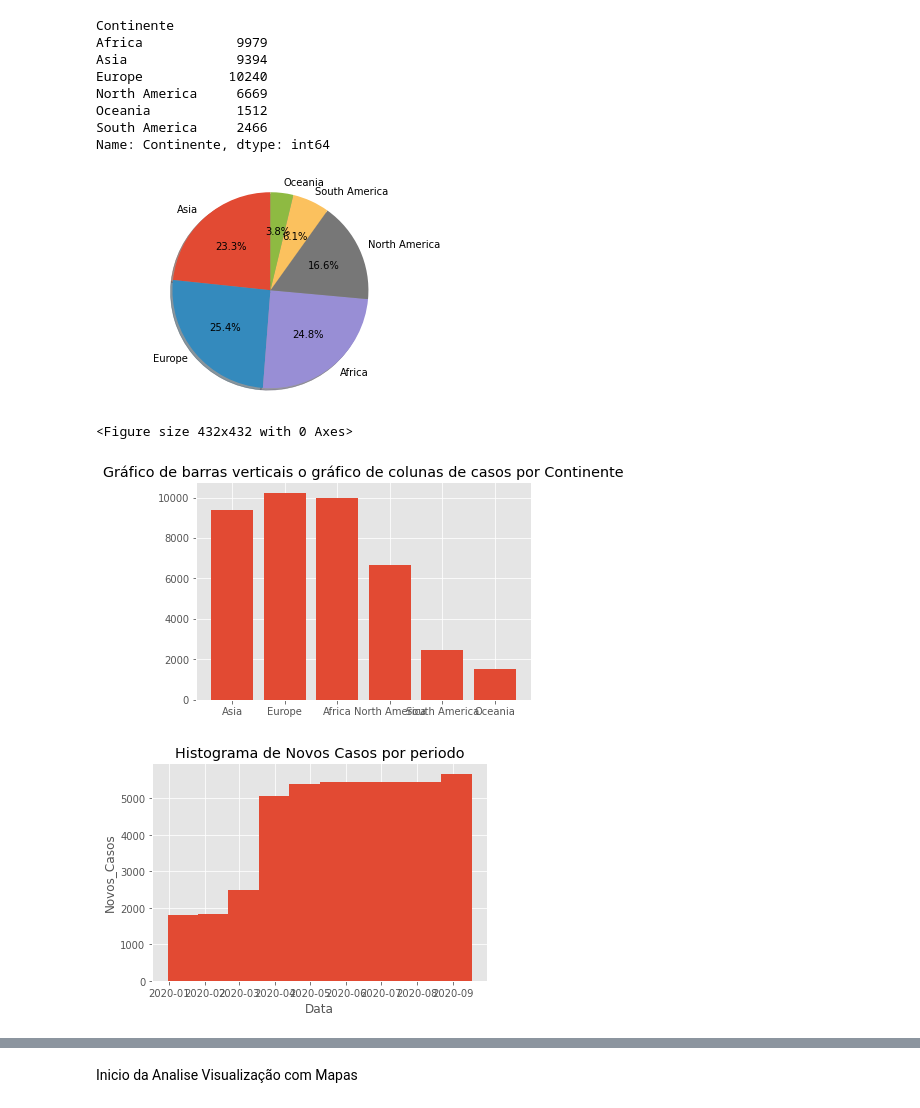
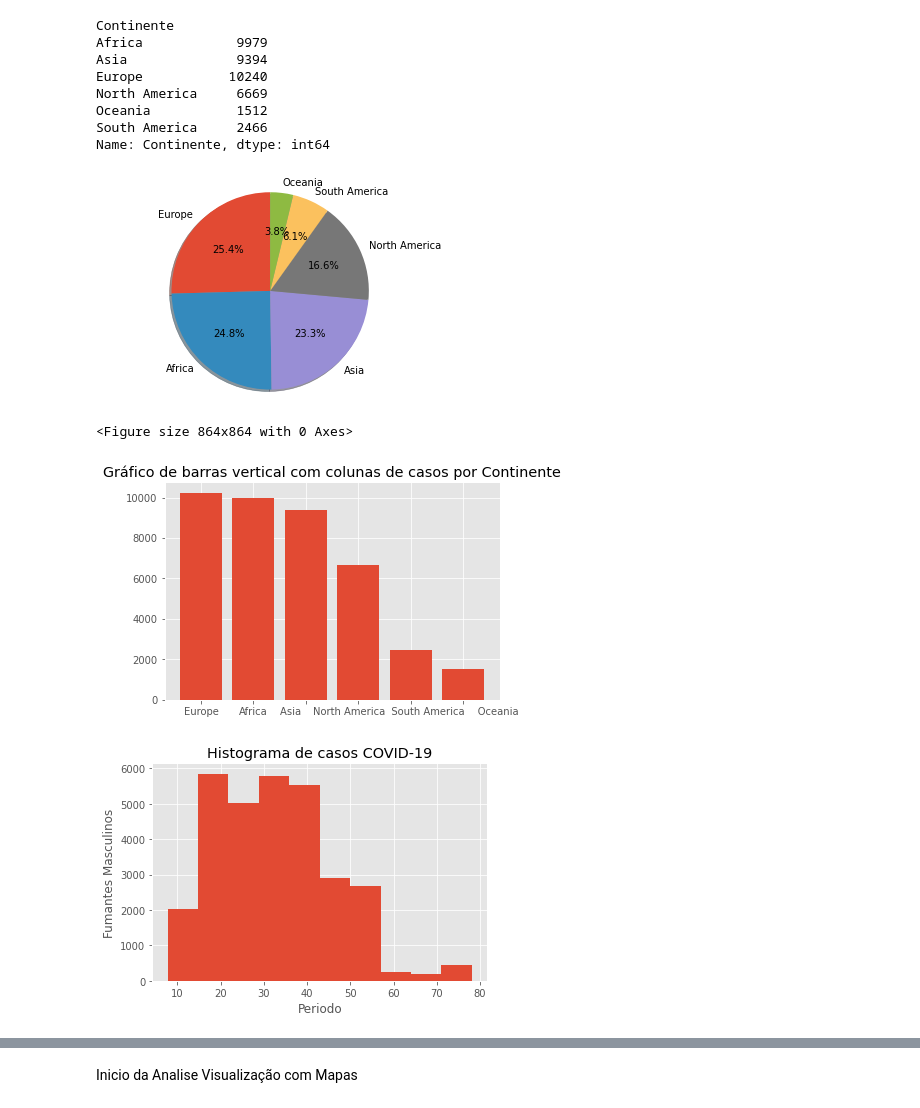
Before and after one commit to CarolBragaRJ/R4_SENACRJ_PROJETO_BIGDATA_NA_THREAD_DO_COVID_19, a Jupyter notebook: R4_AnaliseExploratoria_Covid_e_Mundo.ipynb, the cells around one changed output, grey strips where cells are left out. Cells and saved outputs as stored; diff of their text form; code cells hidden in the pictures.

```diff
--- a/R4_AnaliseExploratoria_Covid_e_Mundo.ipynb
+++ b/R4_AnaliseExploratoria_Covid_e_Mundo.ipynb
@@ -412,35 +431,35 @@ Name: Continente, dtype: int64
 #Utilizando a biblioteca matplotlib.pyplot as plt
 
 # Analise por Continente:
-labels = 'Asia', 'Europe', 'Africa', 'North America', 'South America', 'Oceania'
-sizes = [9394, 10240, 9979, 6669, 2466, 1512]
+labels = 'Europe', 'Africa', 'Asia', 'North America', 'South America', 'Oceania'
+sizes = [10240, 9979, 9394, 6669, 2466, 1512]
 
 fig1, ax1 = plt.subplots()
-plt.figure(figsize=(6,6))
+plt.figure(figsize=(12,12))
 #pie.title("Percentual por casos de COVID por continente")
 ax1.pie(sizes, labels=labels, autopct='%1.1f%%', shadow=True, startangle=90)
 ax1.axis('equal')  # Equal aspect ratio ensures that pie is drawn as a circle.
 
 plt.show()
 # %% [output]
-[figure, old version]
+[figure, new version]
-<Figure size 432x432 with 0 Axes>
+<Figure size 864x864 with 0 Axes>
 # %%
 #Plotando gráfico de barras verticais o gráfico de colunas de casos por Continente:
-grupos = [ 'Asia', 'Europe', 'Africa', 'North America', 'South America', 'Oceania']
-valores = [9394, 10240, 9979, 6669, 2466, 1512]
+grupos = ['Europe', 'Africa', 'Asia          ', 'North America      ', '           South America', '                      Oceania']
+valores = [10240, 9979, 9394, 6669, 2466, 1512]
 plt.bar(grupos, valores)
-plt.title("Gráfico de barras verticais o gráfico de colunas de casos por Continente")
+plt.title("Gráfico de barras vertical com colunas de casos por Continente")
 plt.show()
 # %% [output]
-[figure, old version]
+[figure, new version]
 # %%
 # Conclusão sumarizada analítica do histograma de novos casos:
-dataset1.Data.hist()
-plt.xlabel ('Data')
-plt.ylabel ('Novos_Casos')
-plt.title("Histograma de Novos Casos por periodo")
+dataset1.fumantes_masculinos.hist()
+plt.xlabel ('Periodo')
+plt.ylabel ('Fumantes Masculinos')
+plt.title("Histograma de casos COVID-19")
 plt.show()
 # %% [output]
-[figure, old version]
+[figure, new version]
 # %%
```
Also changed, not shown: parts of 24 cells of this notebook.
